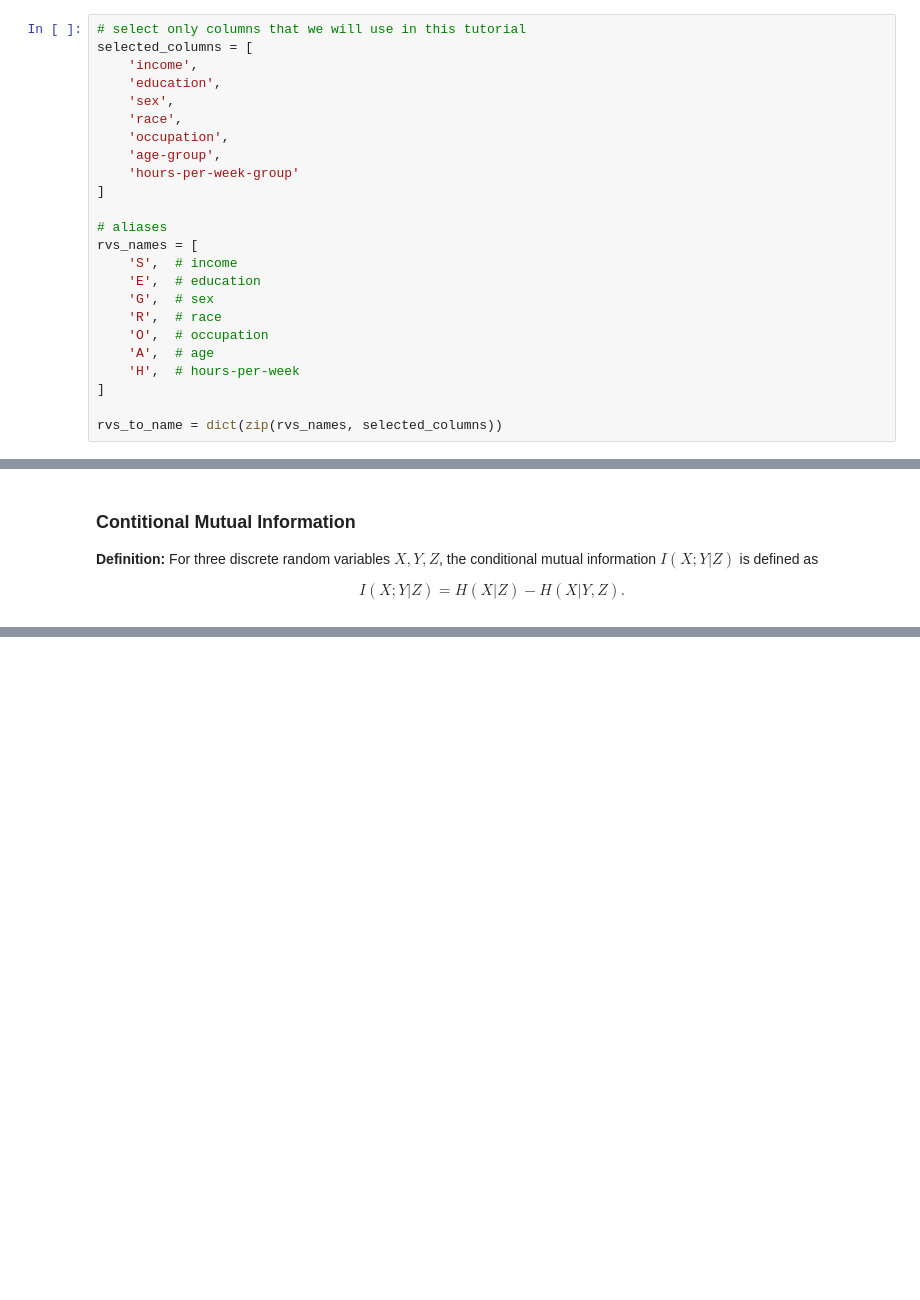
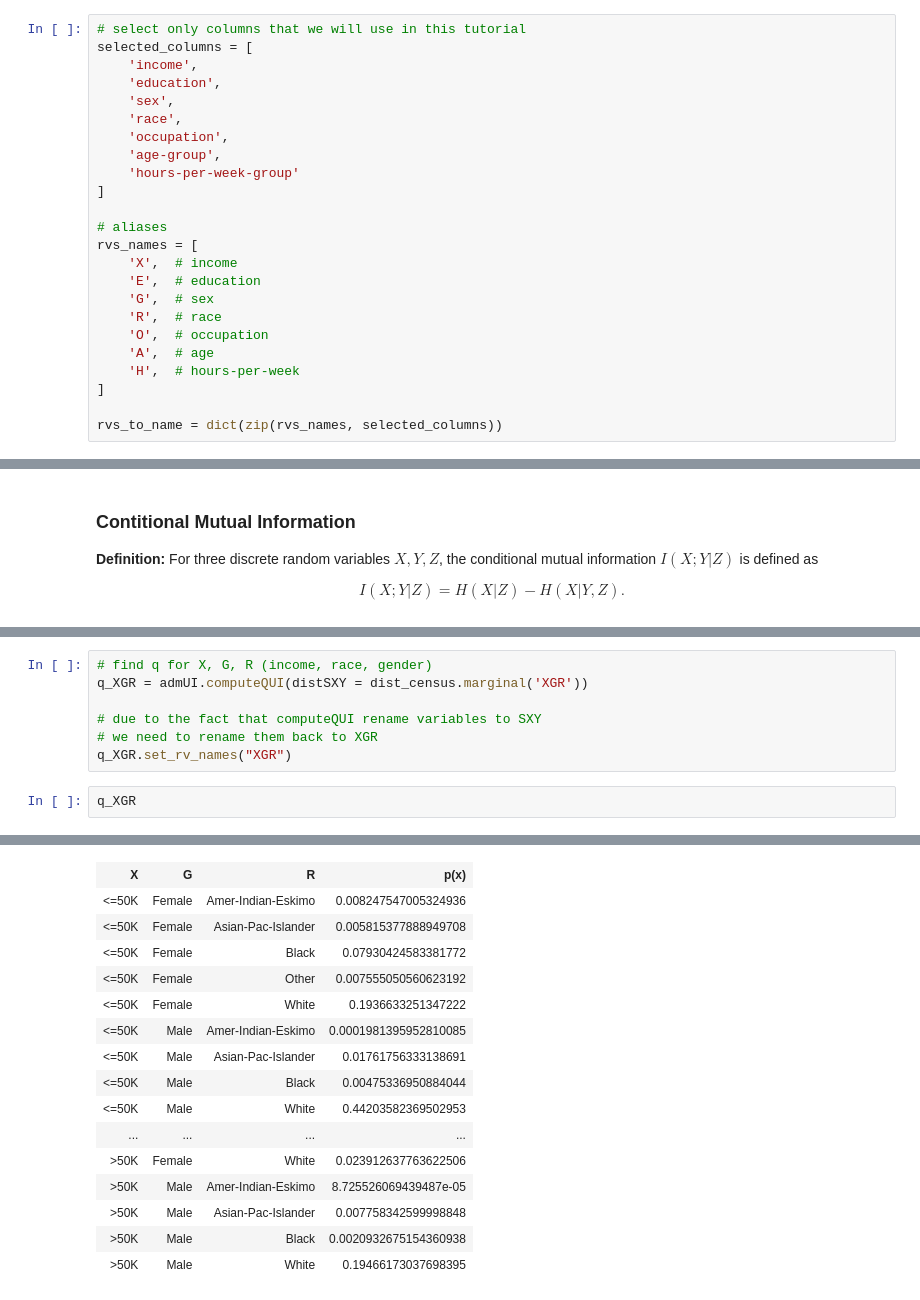
Before and after one commit to infodeco/computeUI, a Jupyter notebook: python/notebooks/us-1994-census.ipynb, the cells around one changed output, grey strips where cells are left out. Saved outputs shown, nothing was run; the diff lists cells and outputs as text; blank space fills up the shorter version.

Commit message:
incorporate fixes for other sections

```diff
--- a/python/notebooks/us-1994-census.ipynb
+++ b/python/notebooks/us-1994-census.ipynb
@@ -97,7 +97,7 @@ selected_columns = [
 
 # aliases
 rvs_names = [
-    'S',  # income
+    'X',  # income
     'E',  # education
     'G',  # sex
     'R',  # race
@@ -571,0 +339,10 @@ This way of decomposition provides us a new aspect for analyzing the interaction
+# %%
+# find q for X, G, R (income, race, gender)
+q_XGR = admUI.computeQUI(distSXY = dist_census.marginal('XGR'))
+
+# due to the fact that computeQUI rename variables to SXY
+# we need to rename them back to XGR
+q_XGR.set_rv_names("XGR")
+# %%
+q_XGR
+# %% [output]
@@ -571,0 +354,16 @@ This way of decomposition provides us a new aspect for analyzing the interaction
+| X | G | R | p(x) |
+| <=50K | Female | Amer-Indian-Eskimo | 0.008247547005324936 |
+| <=50K | Female | Asian-Pac-Islander | 0.005815377888949708 |
+| <=50K | Female | Black | 0.07930424583381772 |
+| <=50K | Female | Other | 0.007555050560623192 |
+| <=50K | Female | White | 0.1936633251347222 |
+| <=50K | Male | Amer-Indian-Eskimo | 0.0001981395952810085 |
+| <=50K | Male | Asian-Pac-Islander | 0.01761756333138691 |
+| <=50K | Male | Black | 0.00475336950884044 |
+| <=50K | Male | White | 0.44203582369502953 |
+| ... | ... | ... | ... |
+| >50K | Female | White | 0.023912637763622506 |
+| >50K | Male | Amer-Indian-Eskimo | 8.725526069439487e-05 |
+| >50K | Male | Asian-Pac-Islander | 0.007758342599998848 |
+| >50K | Male | Black | 0.0020932675154360938 |
+| >50K | Male | White | 0.19466173037698395 |
```
Also changed, not shown: parts of 55 cells of this notebook.
